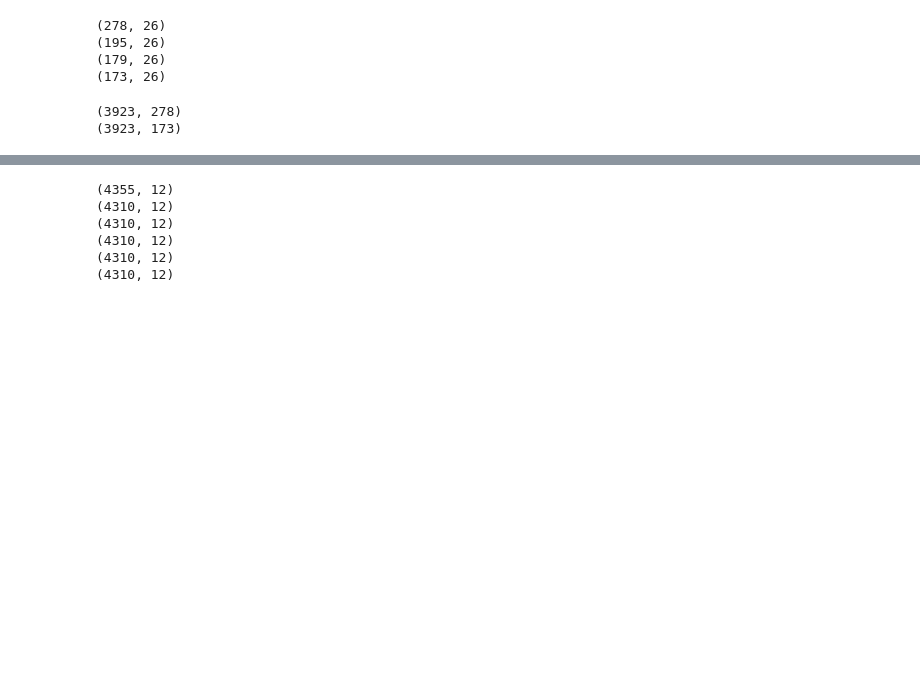
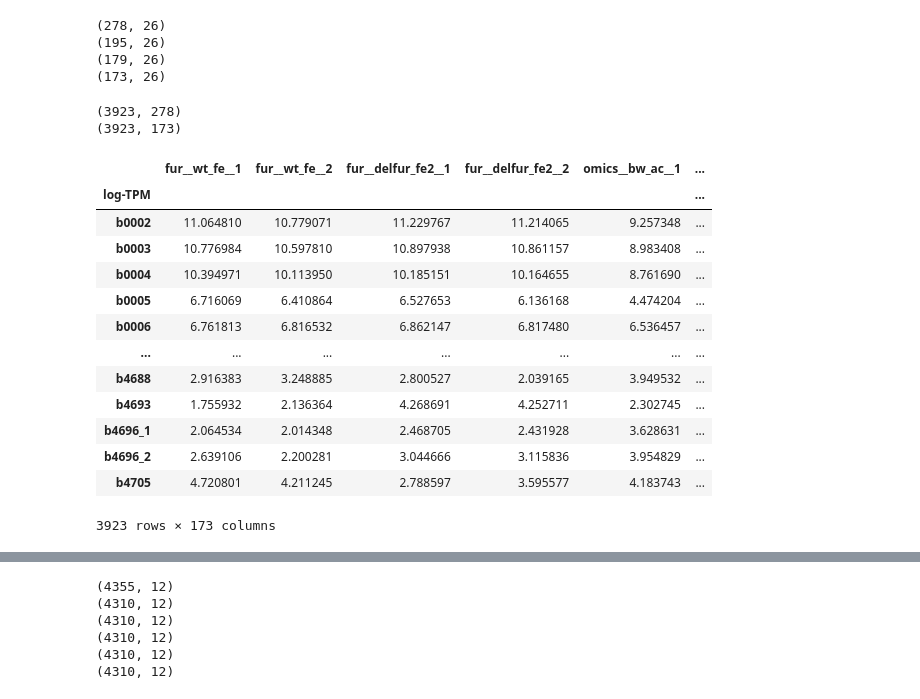
Before and after one commit to adamhockenberry/Growth-expression-translation, a Jupyter notebook: Code/scratch_AJH.ipynb, the cells around one changed output, grey strips where cells are left out. Saved outputs shown, nothing was run; the diff lists cells and outputs as text; code cells hidden in the pictures; blank space fills up the shorter version.

```diff
--- a/Code/scratch_AJH.ipynb
+++ b/Code/scratch_AJH.ipynb
@@ -32,3 +32,20 @@ print(expression_df.shape)
 (3923, 173)
 # %%
 assert list(metadata_df['Sample ID']) == list(expression_df.columns)
+# %%
+expression_df
+# %% [output]
+|  | fur__wt_fe__1 | fur__wt_fe__2 | fur__delfur_fe2__1 | fur__delfur_fe2__2 | omics__bw_ac__1 | ... |
+| log-TPM |  |  |  |  |  | ... |
+| b0002 | 11.064810 | 10.779071 | 11.229767 | 11.214065 | 9.257348 | ... |
+| b0003 | 10.776984 | 10.597810 | 10.897938 | 10.861157 | 8.983408 | ... |
+| b0004 | 10.394971 | 10.113950 | 10.185151 | 10.164655 | 8.761690 | ... |
+| b0005 | 6.716069 | 6.410864 | 6.527653 | 6.136168 | 4.474204 | ... |
+| b0006 | 6.761813 | 6.816532 | 6.862147 | 6.817480 | 6.536457 | ... |
+| ... | ... | ... | ... | ... | ... | ... |
+| b4688 | 2.916383 | 3.248885 | 2.800527 | 2.039165 | 3.949532 | ... |
+| b4693 | 1.755932 | 2.136364 | 4.268691 | 4.252711 | 2.302745 | ... |
+| b4696_1 | 2.064534 | 2.014348 | 2.468705 | 2.431928 | 3.628631 | ... |
+| b4696_2 | 2.639106 | 2.200281 | 3.044666 | 3.115836 | 3.954829 | ... |
+| b4705 | 4.720801 | 4.211245 | 2.788597 | 3.595577 | 4.183743 | ... |
+3923 rows × 173 columns
```
Also changed, not shown: parts of 10 cells of this notebook.
